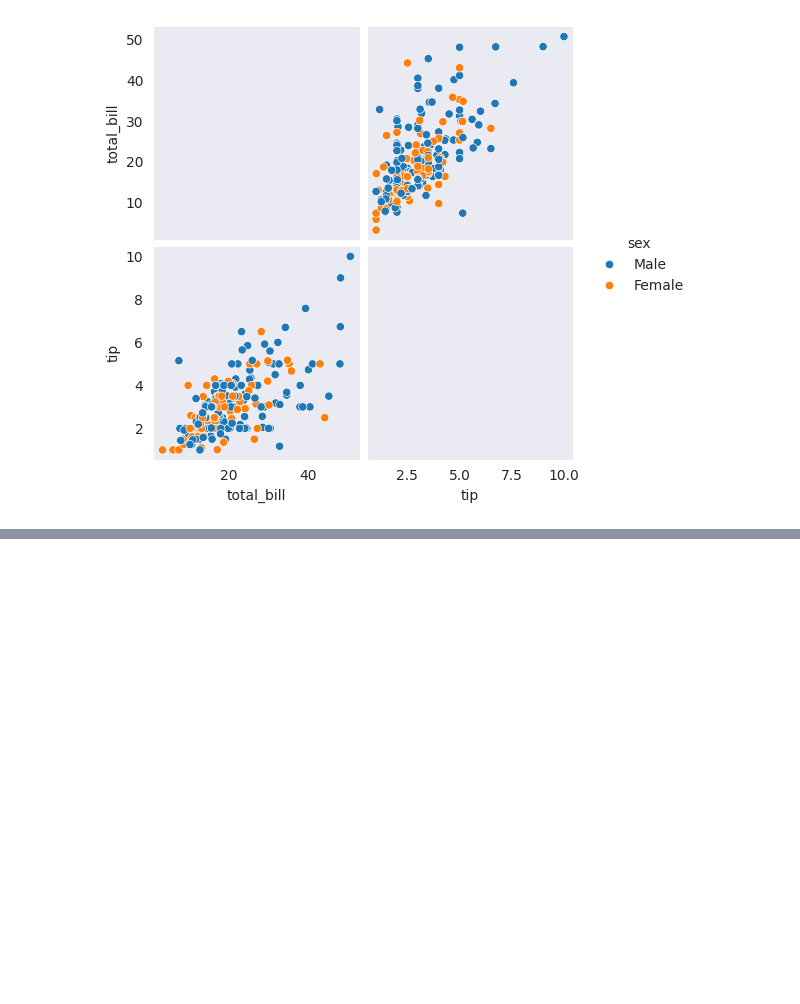
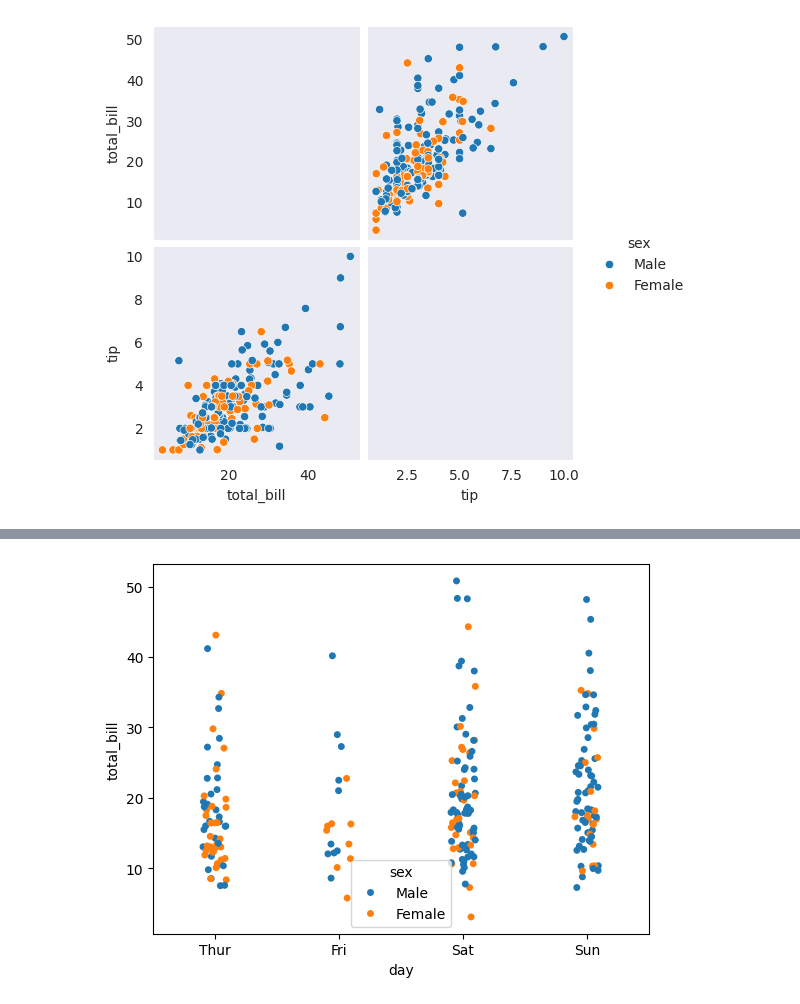
Before and after one commit to anjali801/Data-science-45-internship, a Jupyter notebook: Day21(Seaborn).ipynb, the cells around one changed output, grey strips where cells are left out. Drawn from its saved outputs; the diff is of its cells as text; code cells hidden in the pictures; blank space fills up the shorter version.

```diff
--- a/Day21(Seaborn).ipynb
+++ b/Day21(Seaborn).ipynb
@@ -493,0 +524,5 @@ sns.pairplot(var1, vars =["total_bill","tip"],hue="sex", diag_kind= " hist")
+# %%
+sns.stripplot(x="day",y="total_bill",data=var2, hue ="sex")
+plt.show()
+# %% [output]
+[figure, added]
```
Also changed, not shown: parts of 8 cells of this notebook.
